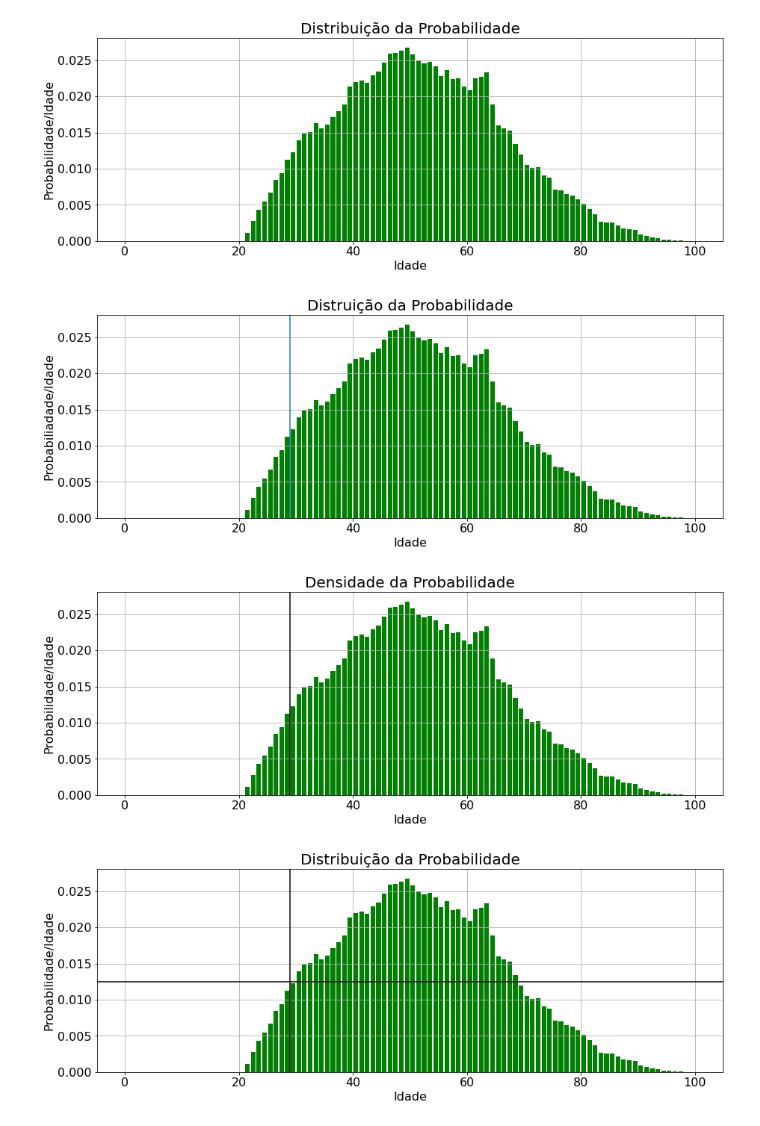
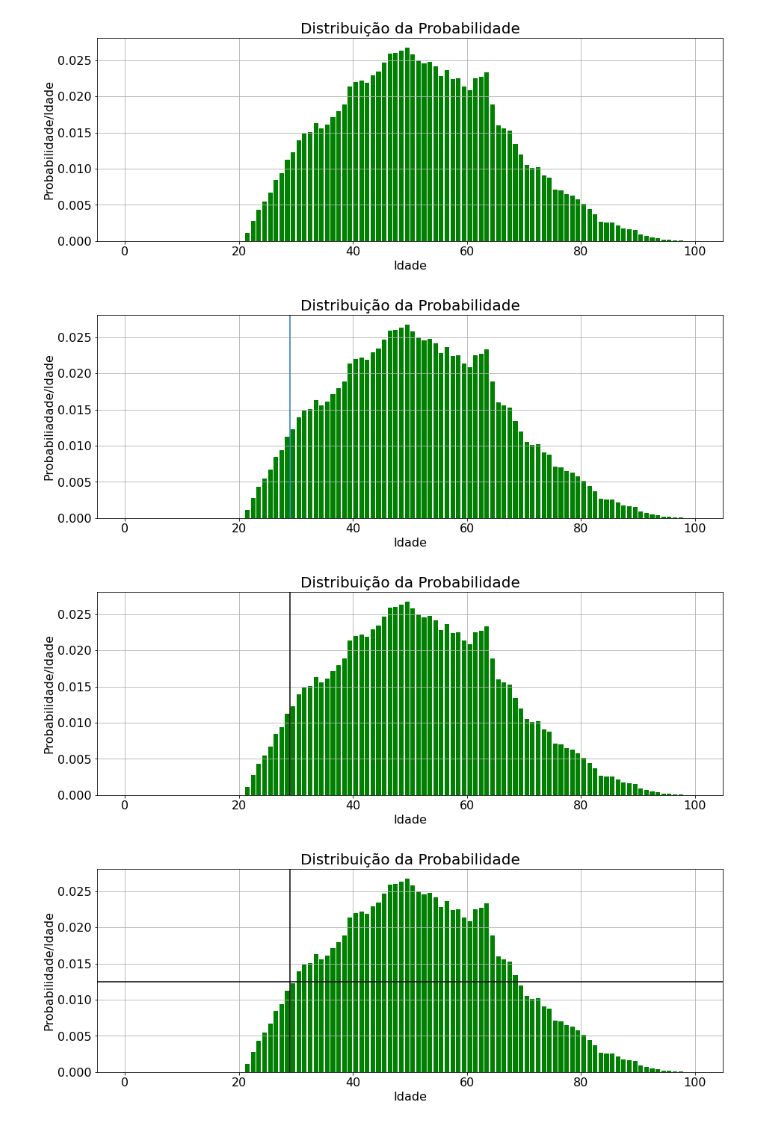
Before and after one commit to MBSant/Python, a Jupyter notebook: Aula_de_Classificação_Histograma_Distribuição.ipynb, the cells around one changed output. Cells and saved outputs as stored; diff of their text form; code cells hidden in the pictures.

```diff
--- a/Aula_de_Classificação_Histograma_Distribuição.ipynb
+++ b/Aula_de_Classificação_Histograma_Distribuição.ipynb
@@ -128,18 +128,18 @@ plt.grid();
 # %%
 # Destacando um ponto de interesse dentro do histograma.(axvline) linha vertical paralela ao eixo y.
 plt.figure(figsize=(15,5))
 plt.hist(df.age, bins= np.arange(0, 101, 1), rwidth= .8, color= "g", density= True)
 #Escolhendo a idade 29
 plt.axvline(29)
 
 plt.xlabel("Idade", fontsize= 16)
 plt.ylabel("Probabiliadade/Idade", fontsize= 16)
 plt.xticks(fontsize= 16)
 plt.yticks(fontsize= 16)
-plt.title("Distruição da Probabilidade", fontsize= 20)
+plt.title("Distribuição da Probabilidade", fontsize= 20)
 plt.grid();
 # %% [output]
-[figure, old version]
+[figure, new version]
 # %%
 #Por padrão a linha gerada é da cor azul, mas podemos alterar.
 plt.figure(figsize=( 15, 5))
@@ -150,10 +150,10 @@ plt.xlabel("Idade", fontsize= 16)
 plt.ylabel("Probabilidade/Idade", fontsize= 16)
 plt.xticks(fontsize= 16)
 plt.yticks(fontsize= 16)
-plt.title("Densidade da Probabilidade", fontsize= 20)
+plt.title("Distribuição da Probabilidade", fontsize= 20)
 plt.grid();
 # %% [output]
-[figure, old version]
+[figure, new version]
 # %%
 #Adicionando uma linha a partir do eixo y também. (axhline)Linha horizontal paralela ao eixo x.
 plt.figure(figsize= ( 15, 5))
```
Also changed, not shown: parts of 1 cell of this notebook.
